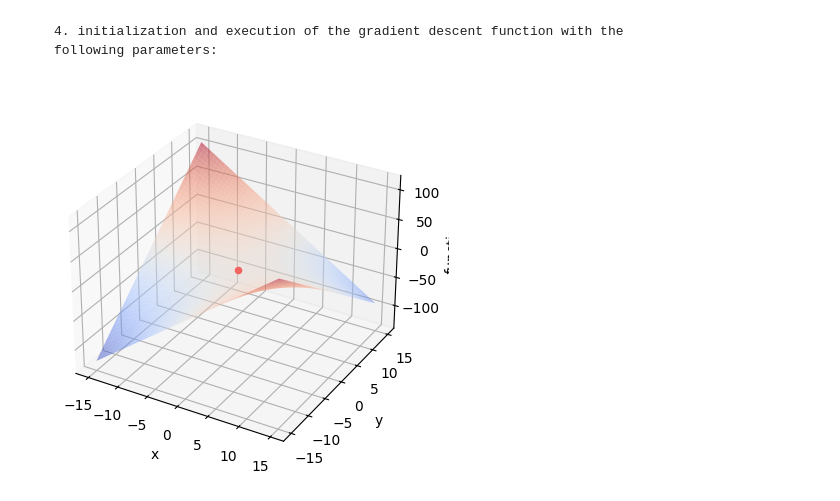
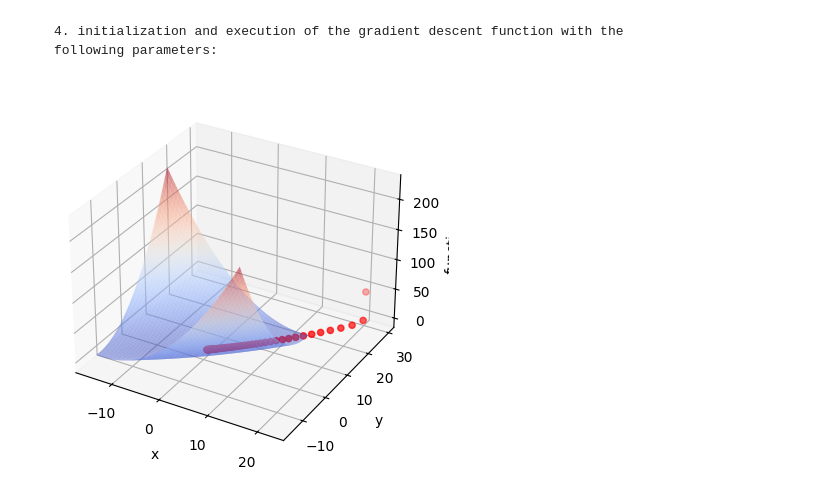
Before and after one commit to oscar-200/HW_1-Gradient_descent, a Jupyter notebook: TI_1_HW1.ipynb, the cells around one changed output. Cells and saved outputs as stored; diff of their text form; code cells hidden in the pictures.

````diff
--- a/TI_1_HW1.ipynb
+++ b/TI_1_HW1.ipynb
@@ -62,7 +62,7 @@ where:
 # Function to be optimized
 
 def matyas(x, y):
-    return 0.26 * (x*2 + y*2) - 0.48 * x * y
+    return 0.26 * (x ** 2 + y ** 2) - 0.48 * x * y
 # %% [markdown]
 ```markdown
 2. Define the partial derivatives of the function with respect to x and y
@@ -116,20 +116,20 @@ x_opt, y_opt, f_opt, history = gradient_descent(start_x, start_y, learning_rate,
 # %%
 # Plot the results
 x_range = np.arange(-15, 15, 0.1)
 y_range = np.arange(-15, 15, 0.1)
 
 X, Y = np.meshgrid(x_range, y_range)
 Z = matyas(X,Y)
 
 fig = plt.figure()
 ax = fig.add_subplot(111, projection='3d')
 ax.plot_surface(X, Y, Z, cmap='coolwarm', alpha=0.5)
 
-ax.scatter(0,0,0, c='r', marker='o')
+ax.scatter(*zip(*history[::20]), c='r', marker='o')
 
 ax.set_xlabel('x')
 ax.set_ylabel('y')
 ax.set_zlabel('function')
 plt.show()
 # %% [output]
-[figure, old version]
+[figure, new version]
````
